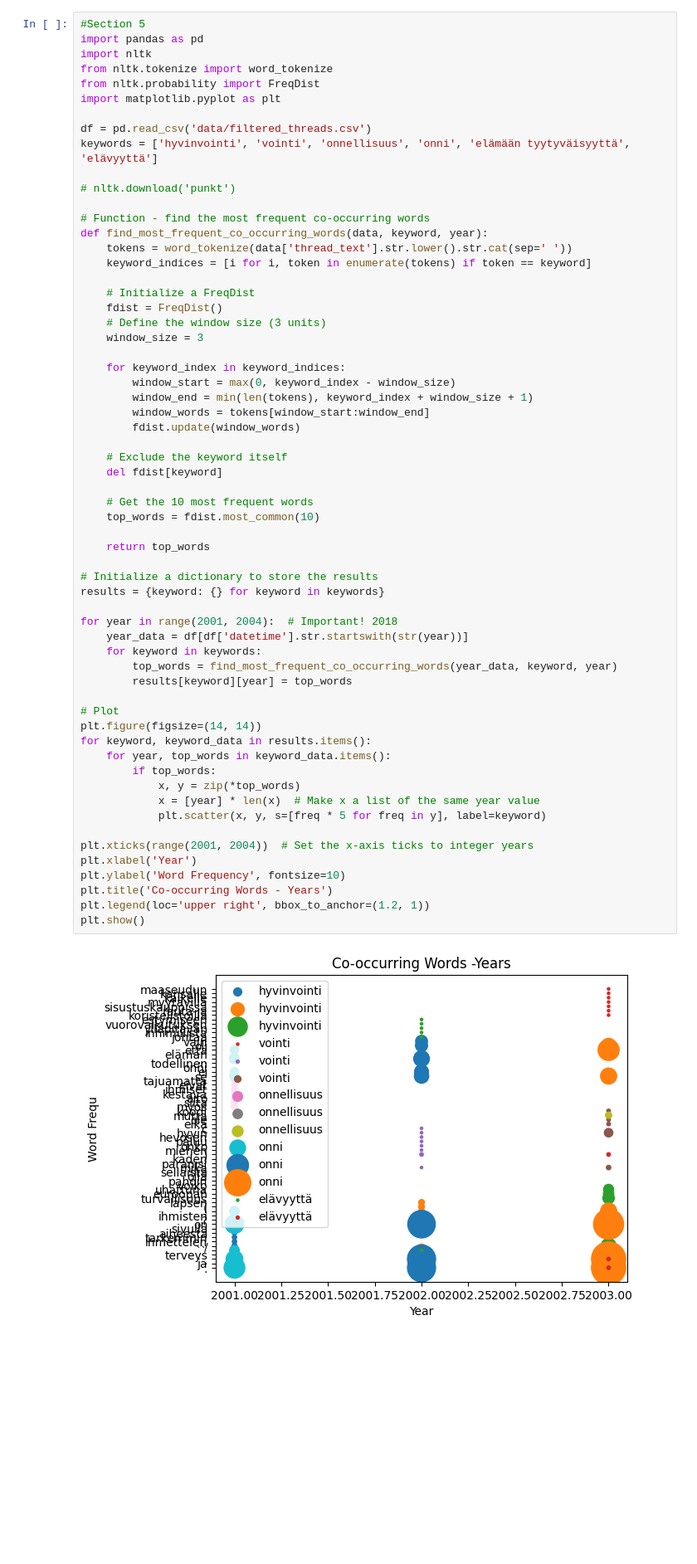
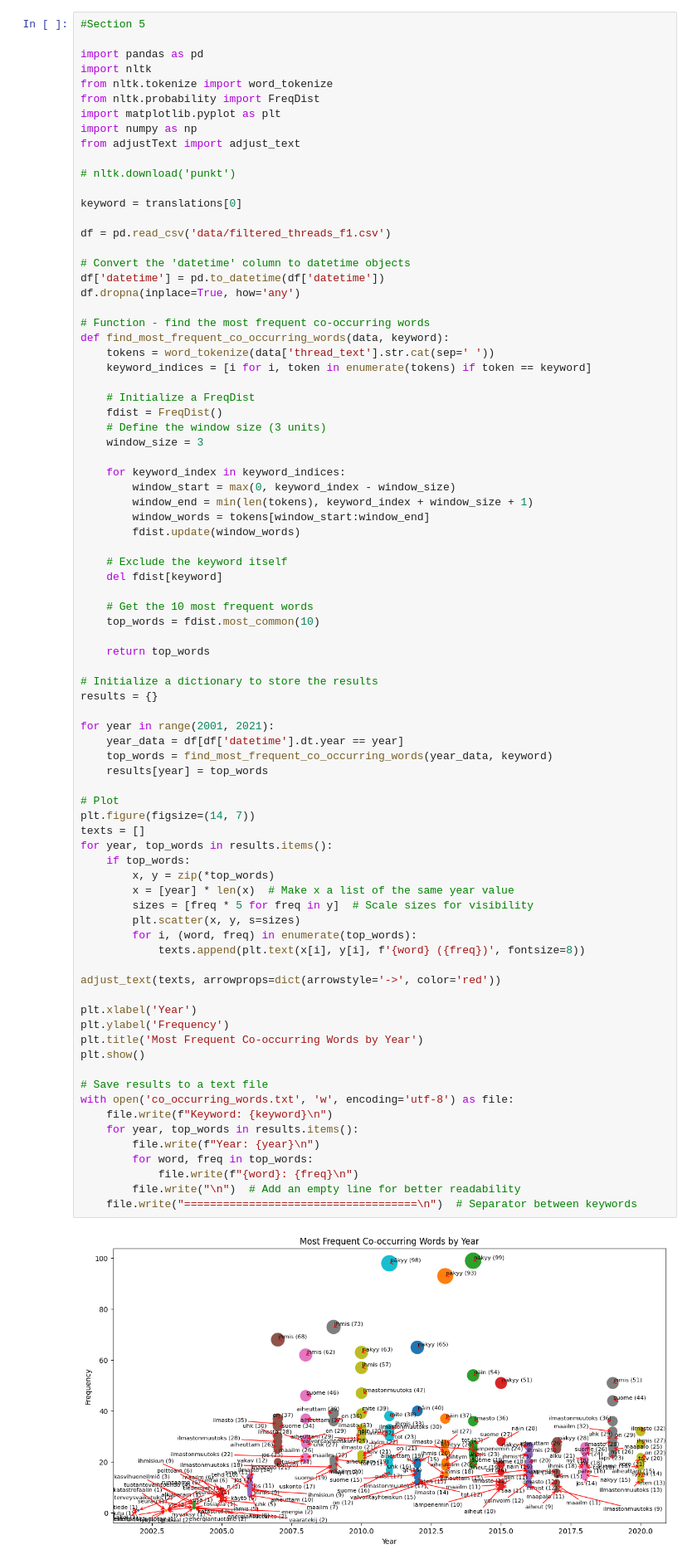
Before and after one commit to Ahghaffari/suomi24_analysis, a Jupyter notebook: tasks.ipynb, the cells around one changed output. Shown at 83% size. Drawn from its saved outputs; the diff is of its cells as text; blank space fills up the shorter version.

```diff
--- a/tasks.ipynb
+++ b/tasks.ipynb
@@ -242,65 +346,85 @@ Year 2018, 95.0% Confidence: 25 points outside bounds
 # %%
 #Section 5
+
 import pandas as pd
 import nltk
 from nltk.tokenize import word_tokenize
 from nltk.probability import FreqDist
 import matplotlib.pyplot as plt
-
-df = pd.read_csv('data/filtered_threads.csv')
-keywords = ['hyvinvointi', 'vointi', 'onnellisuus', 'onni', 'elämään tyytyväisyyttä', 'elävyyttä']
+import numpy as np
+from adjustText import adjust_text
 
 # nltk.download('punkt')
 
+keyword = translations[0]
+
+df = pd.read_csv('data/filtered_threads_f1.csv')
+
+# Convert the 'datetime' column to datetime objects
+df['datetime'] = pd.to_datetime(df['datetime'])
+df.dropna(inplace=True, how='any')
+
 # Function - find the most frequent co-occurring words
-def find_most_frequent_co_occurring_words(data, keyword, year):
-    tokens = word_tokenize(data['thread_text'].str.lower().str.cat(sep=' '))
+def find_most_frequent_co_occurring_words(data, keyword):
+    tokens = word_tokenize(data['thread_text'].str.cat(sep=' '))
     keyword_indices = [i for i, token in enumerate(tokens) if token == keyword]
 
     # Initialize a FreqDist
     fdist = FreqDist()
     # Define the window size (3 units)
     window_size = 3
 
     for keyword_index in keyword_indices:
         window_start = max(0, keyword_index - window_size)
         window_end = min(len(tokens), keyword_index + window_size + 1)
         window_words = tokens[window_start:window_end]
         fdist.update(window_words)
 
     # Exclude the keyword itself
     del fdist[keyword]
 
     # Get the 10 most frequent words
     top_words = fdist.most_common(10)
 
     return top_words
 
 # Initialize a dictionary to store the results
-results = {keyword: {} for keyword in keywords}
+results = {}
 
-for year in range(2001, 2004):  # Important! 2018
-    year_data = df[df['datetime'].str.startswith(str(year))]
-    for keyword in keywords:
-        top_words = find_most_frequent_co_occurring_words(year_data, keyword, year)
-        results[keyword][year] = top_words
+for year in range(2001, 2021):
+    year_data = df[df['datetime'].dt.year == year]
+    top_words = find_most_frequent_co_occurring_words(year_data, keyword)
+    results[year] = top_words
 
 # Plot
-plt.figure(figsize=(14, 14))
-for keyword, keyword_data in results.items():
-    for year, top_words in keyword_data.items():
-        if top_words:
-            x, y = zip(*top_words)
-            x = [year] * len(x)  # Make x a list of the same year value
-            plt.scatter(x, y, s=[freq * 5 for freq in y], label=keyword)
+plt.figure(figsize=(14, 7))
+texts = []
+for year, top_words in results.items():
+    if top_words:
+        x, y = zip(*top_words)
+        x = [year] * len(x)  # Make x a list of the same year value
+        sizes = [freq * 5 for freq in y]  # Scale sizes for visibility
+        plt.scatter(x, y, s=sizes)
+        for i, (word, freq) in enumerate(top_words):
+            texts.append(plt.text(x[i], y[i], f'{word} ({freq})', fontsize=8))
 
-plt.xticks(range(2001, 2004))  # Set the x-axis ticks to integer years
+adjust_text(texts, arrowprops=dict(arrowstyle='->', color='red'))
+
 plt.xlabel('Year')
-plt.ylabel('Word Frequency', fontsize=10)
-plt.title('Co-occurring Words - Years')
-plt.legend(loc='upper right', bbox_to_anchor=(1.2, 1))
+plt.ylabel('Frequency')
+plt.title('Most Frequent Co-occurring Words by Year')
 plt.show()
+
+# Save results to a text file
+with open('co_occurring_words.txt', 'w', encoding='utf-8') as file:
+    file.write(f"Keyword: {keyword}\n")
+    for year, top_words in results.items():
+        file.write(f"Year: {year}\n")
+        for word, freq in top_words:
+            file.write(f"{word}: {freq}\n")
+        file.write("\n")  # Add an empty line for better readability
+    file.write("====================================\n")  # Separator between keywords
 # %% [output]
-[figure, old version]
+[figure, new version]
 # %%
 #Section 6
```
Also changed, not shown: parts of 10 cells of this notebook, 18 other files.
